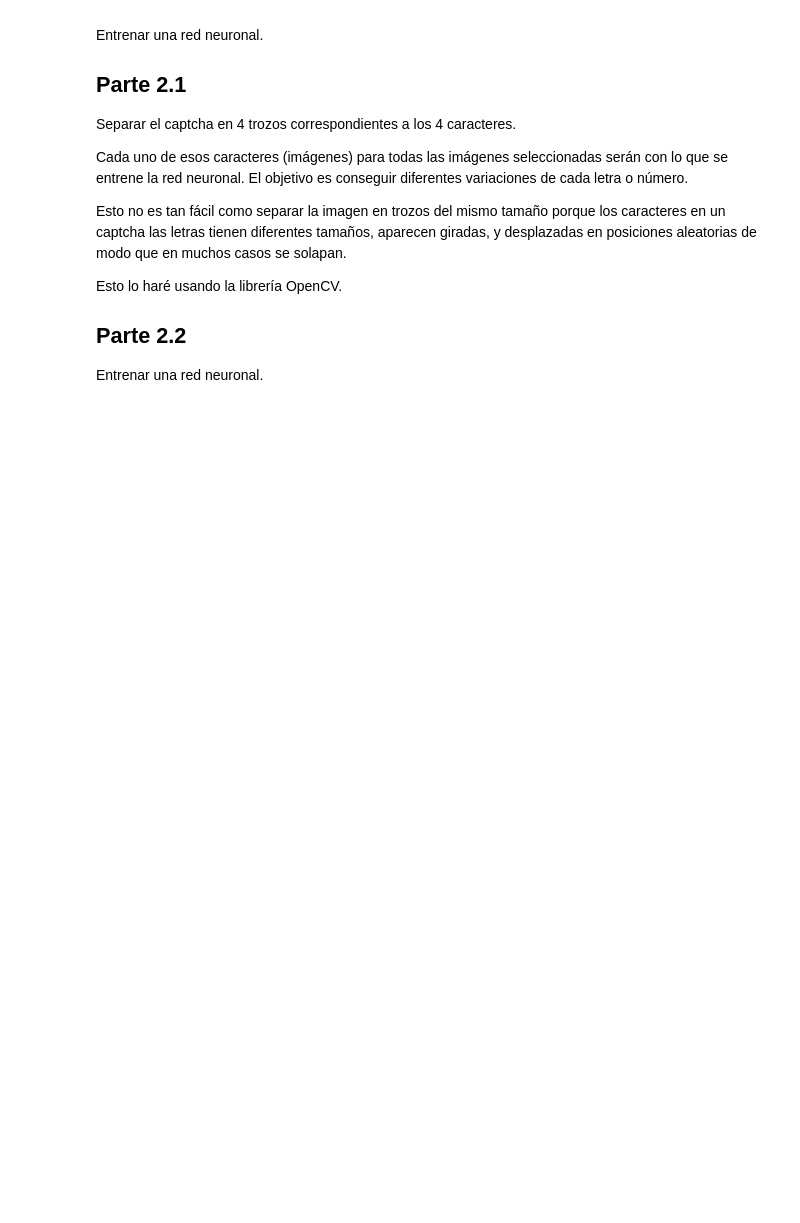
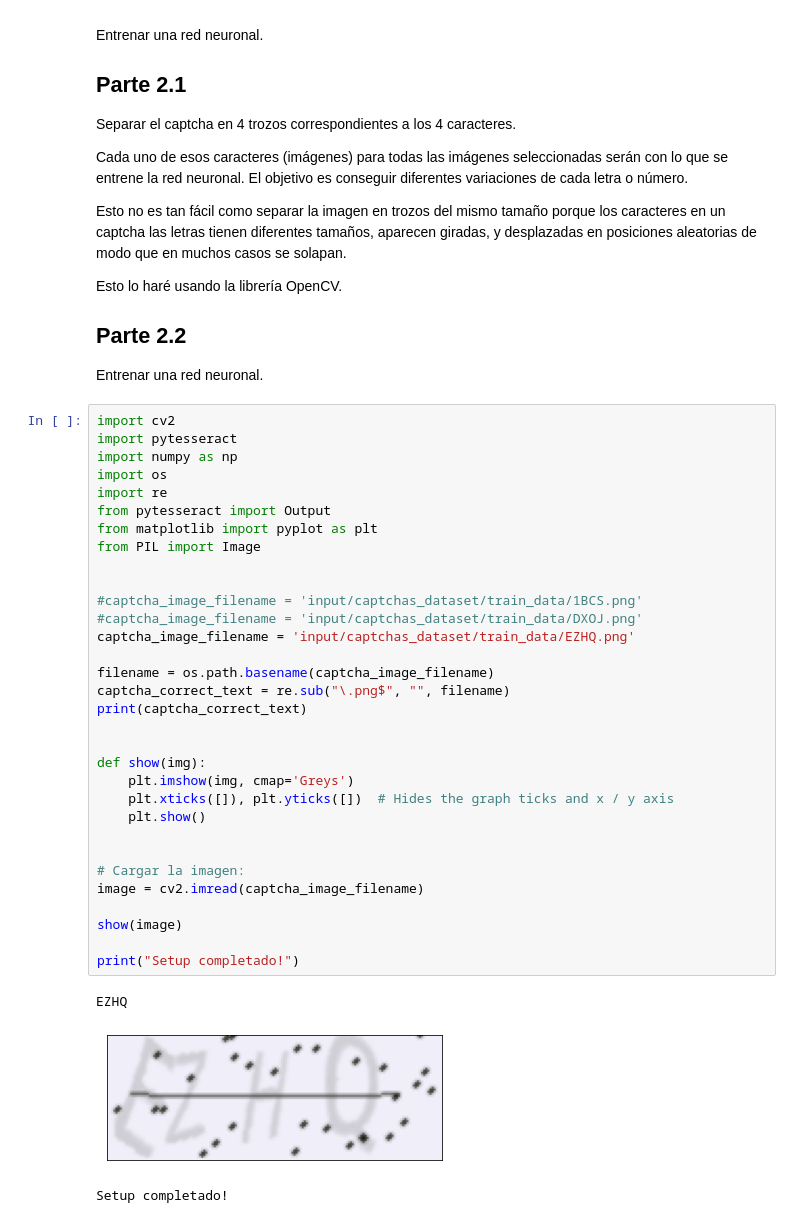
Before and after one commit to rfminguez/w8-proyecto_final-rompe_captcha, a Jupyter notebook: main.ipynb, the cells around one changed output. Saved outputs shown, nothing was run; the diff lists cells and outputs as text; blank space fills up the shorter version.

```diff
--- a/main.ipynb
+++ b/main.ipynb
@@ -28,3 +33,39 @@ Esto no es tan fácil como separar la imagen en trozos del mismo tamaño porque
 Esto lo haré usando la librería OpenCV.
 ## Parte 2.2
 Entrenar una red neuronal.
+# %%
+import cv2
+import pytesseract
+import numpy as np
+import os
+import re
+from pytesseract import Output
+from matplotlib import pyplot as plt
+from PIL import Image
+
+
+#captcha_image_filename = 'input/captchas_dataset/train_data/1BCS.png'
+#captcha_image_filename = 'input/captchas_dataset/train_data/DXOJ.png'
+captcha_image_filename = 'input/captchas_dataset/train_data/EZHQ.png'
+
+filename = os.path.basename(captcha_image_filename)
+captcha_correct_text = re.sub("\.png$", "", filename)
+print(captcha_correct_text)
+
+
+def show(img):
+    plt.imshow(img, cmap='Greys')
+    plt.xticks([]), plt.yticks([])  # Hides the graph ticks and x / y axis
+    plt.show()
+
+
+# Cargar la imagen:
+image = cv2.imread(captcha_image_filename)
+
+show(image)
+
+print("Setup completado!")
+# %% [output]
+EZHQ
+[figure, added]
+Setup completado!
```
Also changed, not shown: parts of 16 cells of this notebook, 1 other file.
